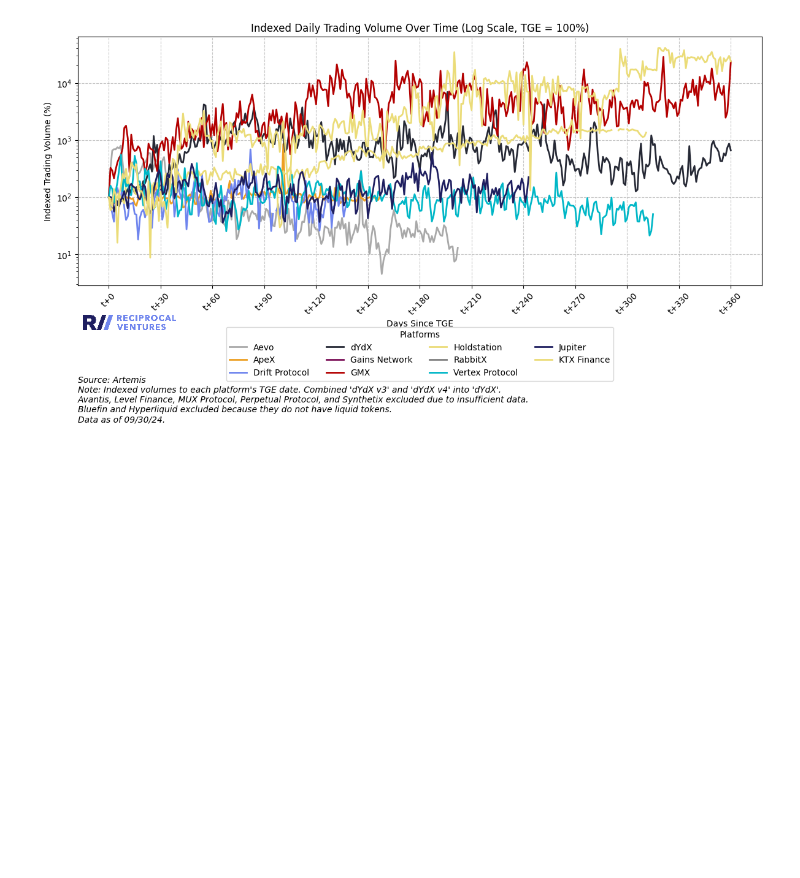
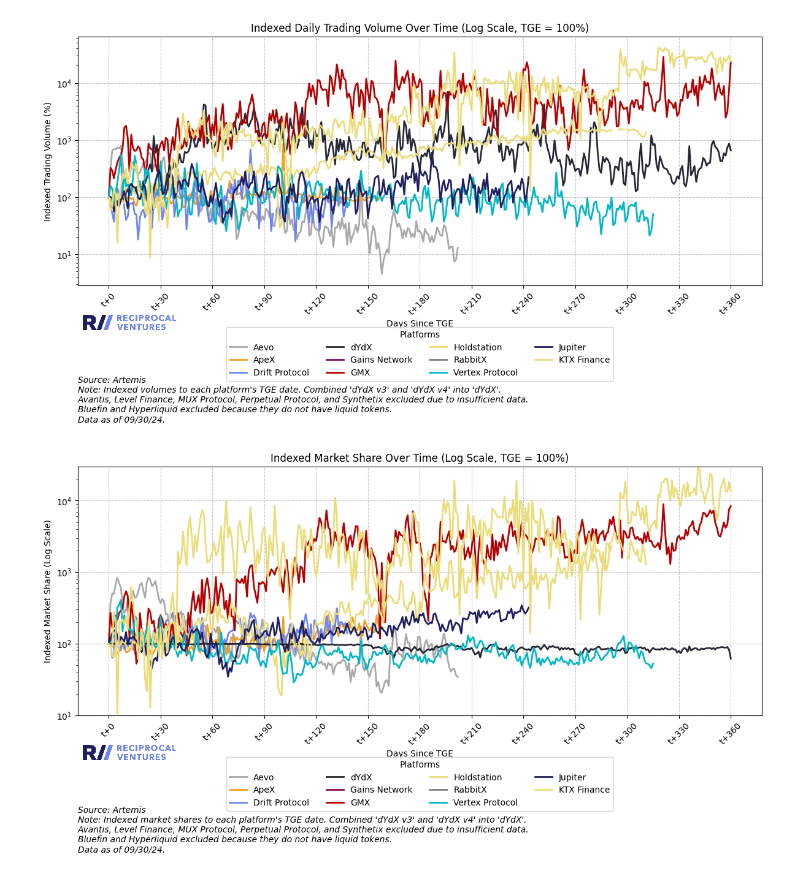
Before and after one commit to jimboevans/Hyperliquid-blog-post, a Jupyter notebook: analysis.ipynb, the cells around one changed output. Saved outputs shown, nothing was run; the diff lists cells and outputs as text; code cells hidden in the pictures; blank space fills up the shorter version.

Commit message:
Charts 9 and 10

```diff
--- a/analysis.ipynb
+++ b/analysis.ipynb
@@ -781,0 +921,5 @@ plot_indexed_volume(input_file)
+# %%
+# Chart 9 chart
+plot_indexed_market_share(input_file)
+# %% [output]
+[figure, added]
```
Also changed, not shown: parts of 5 cells of this notebook.
